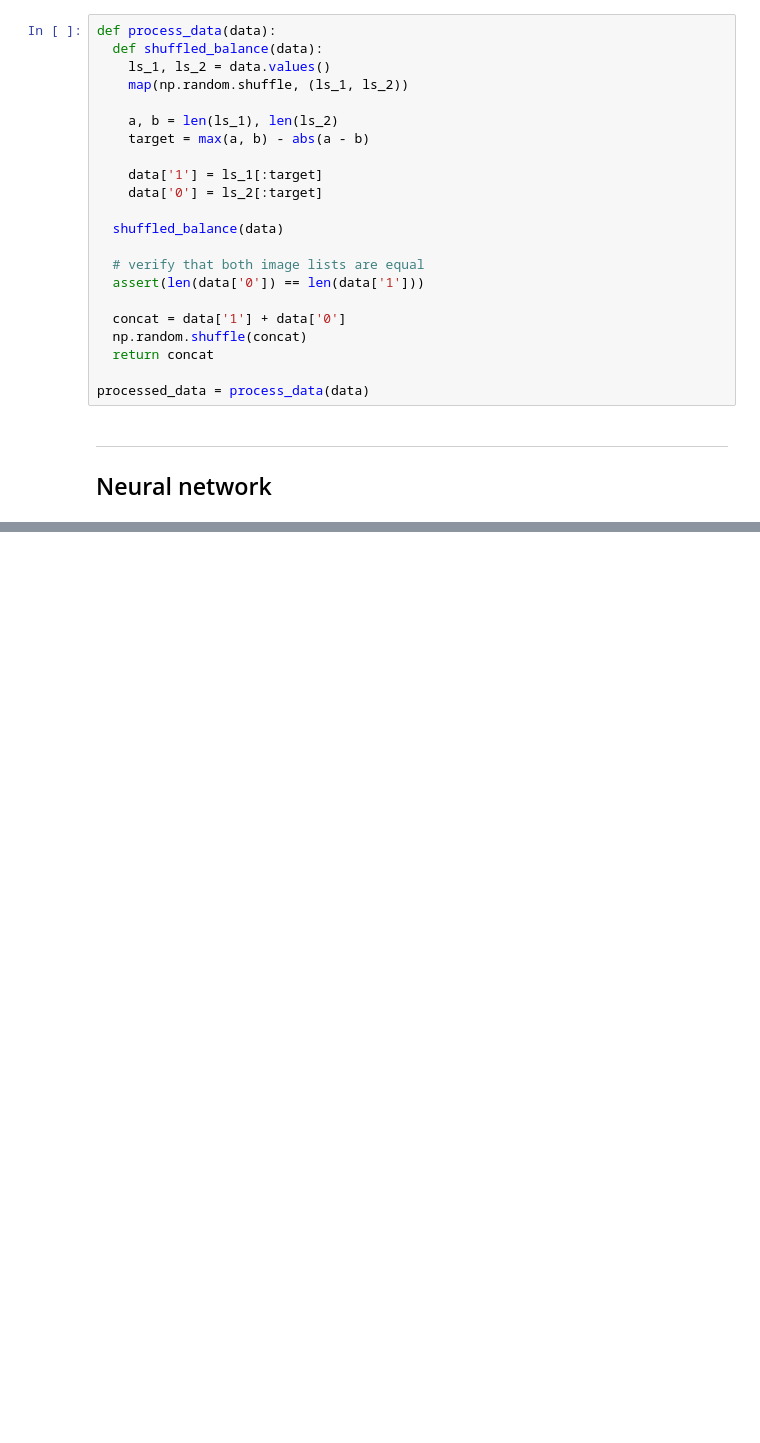
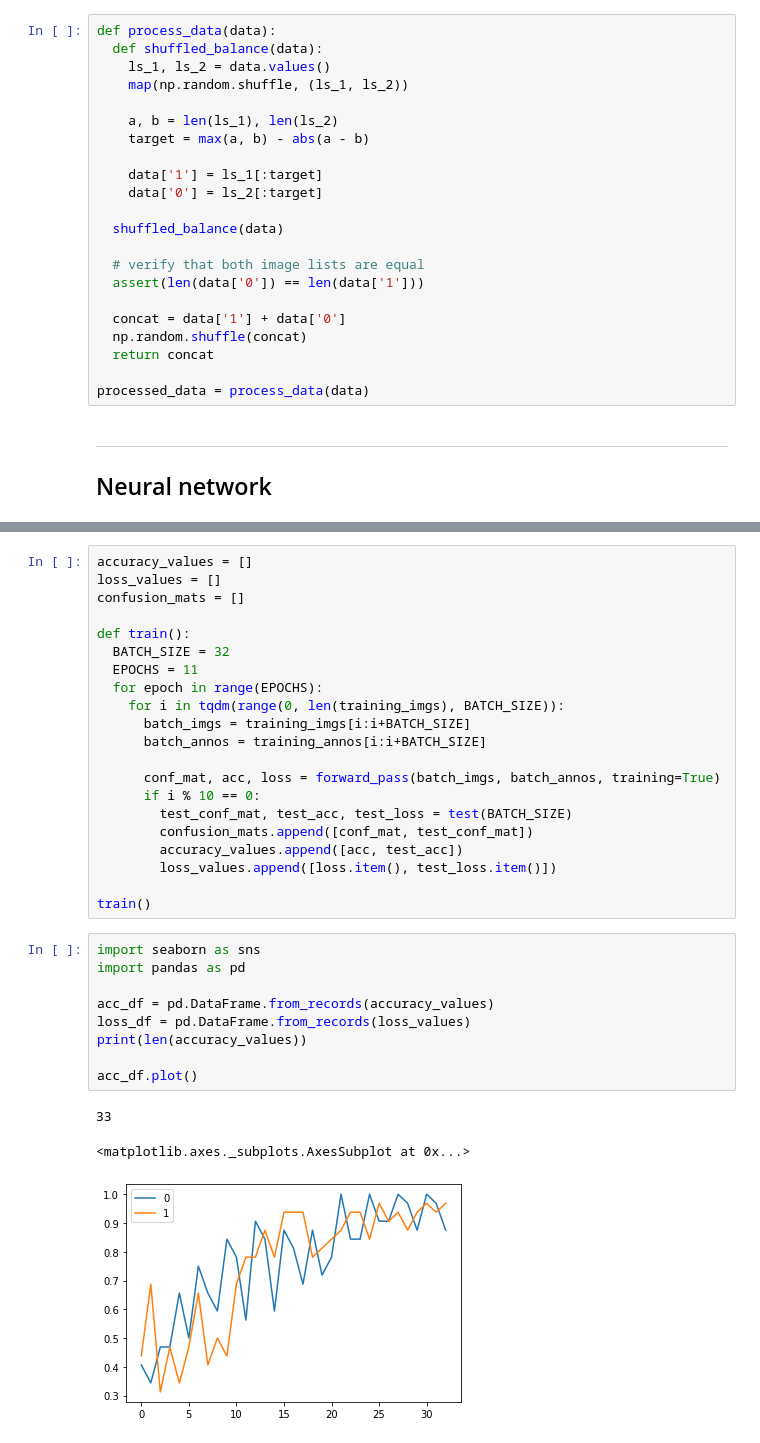
Before and after one commit to AaronYong179/angioAssessment, a Jupyter notebook: assessment.ipynb, the cells around one changed output, grey strips where cells are left out. Drawn from its saved outputs; the diff is of its cells as text; blank space fills up the shorter version.

```diff
--- a/assessment.ipynb
+++ b/assessment.ipynb
@@ -184,0 +217,34 @@ Every few fwd passes, test and log test outcome.
+# %%
+accuracy_values = []
+loss_values = []
+confusion_mats = []
+
+def train():
+  BATCH_SIZE = 32
+  EPOCHS = 11
+  for epoch in range(EPOCHS):
+    for i in tqdm(range(0, len(training_imgs), BATCH_SIZE)):
+      batch_imgs = training_imgs[i:i+BATCH_SIZE]
+      batch_annos = training_annos[i:i+BATCH_SIZE]
+
+      conf_mat, acc, loss = forward_pass(batch_imgs, batch_annos, training=True)
+      if i % 10 == 0:
+        test_conf_mat, test_acc, test_loss = test(BATCH_SIZE)
+        confusion_mats.append([conf_mat, test_conf_mat])
+        accuracy_values.append([acc, test_acc])
+        loss_values.append([loss.item(), test_loss.item()])
+
+train()
+# %%
+import seaborn as sns
+import pandas as pd
+
+acc_df = pd.DataFrame.from_records(accuracy_values)
+loss_df = pd.DataFrame.from_records(loss_values)
+print(len(accuracy_values))
+
+acc_df.plot()
+# %% [output]
+33
+<matplotlib.axes._subplots.AxesSubplot at 0x...>
+[figure, added]
```
Also changed, not shown: parts of 4 cells of this notebook.
